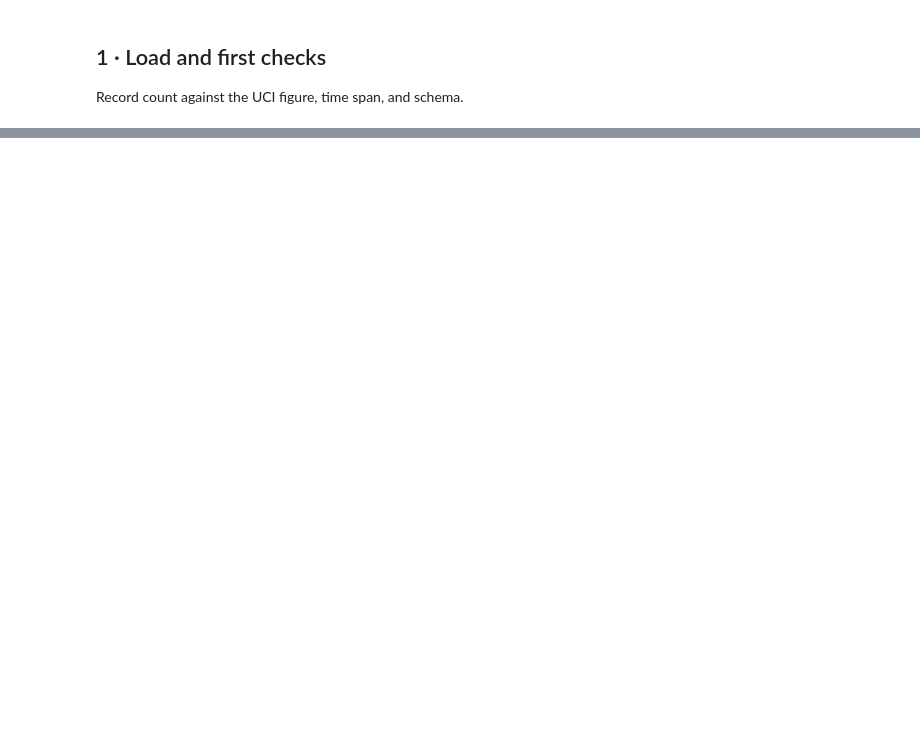
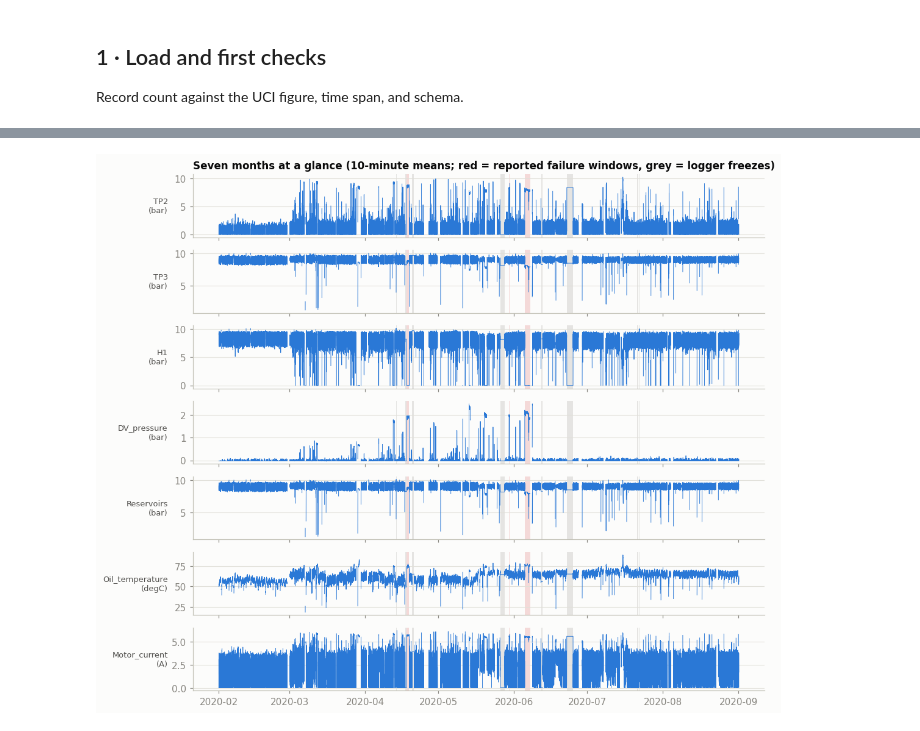
Before and after one commit to roshcs-mpsai/PdM-Agent, a Jupyter notebook: notebooks/metropt3_eda.ipynb, the cells around one changed output, grey strips where cells are left out. Saved outputs shown, nothing was run; the diff lists cells and outputs as text; code cells hidden in the pictures; blank space fills up the shorter version.

```diff
--- a/notebooks/metropt3_eda.ipynb
+++ b/notebooks/metropt3_eda.ipynb
@@ -289,15 +610,19 @@ plt.show()
 # %%
 res = ts[ANALOG].resample('10min').mean()
 fig, axes = plt.subplots(len(ANALOG), 1, figsize=(11, 10), sharex=True)
 for ax, c in zip(axes, ANALOG):
     ax.plot(res.index, res[c], color=BLUE, lw=0.6)
     shade_failures(ax)
+    shade_freezes(ax)
     ax.set_ylabel(f'{c}\n({UNITS[c]})', rotation=0, ha='right',
                   va='center', fontsize=8.5)
     ax.grid(axis='x', visible=False)
-axes[0].set_title('Seven months at a glance (10-minute means; red = reported failure windows)')
+axes[0].set_title('Seven months at a glance (10-minute means; red = reported failure windows, '
+                  'grey = logger freezes)')
 fig.align_ylabels(axes)
 plt.show()
+# %% [output]
+[figure, added]
 # %%
 # One hour of raw signal: pick an early hour with near-complete coverage.
 hourly = ts.resample('h').size()
```
Also changed, not shown: parts of 74 cells of this notebook.
